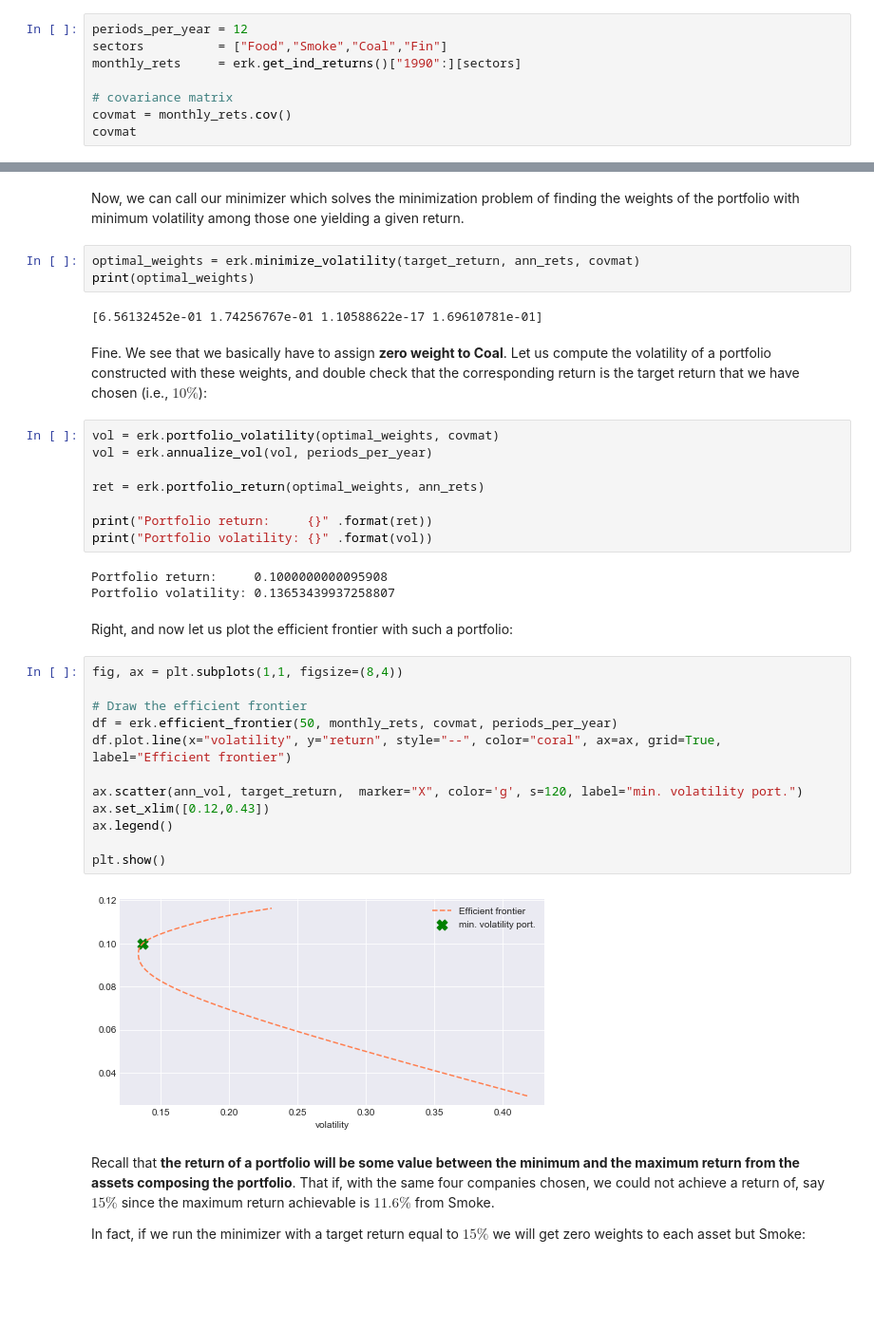
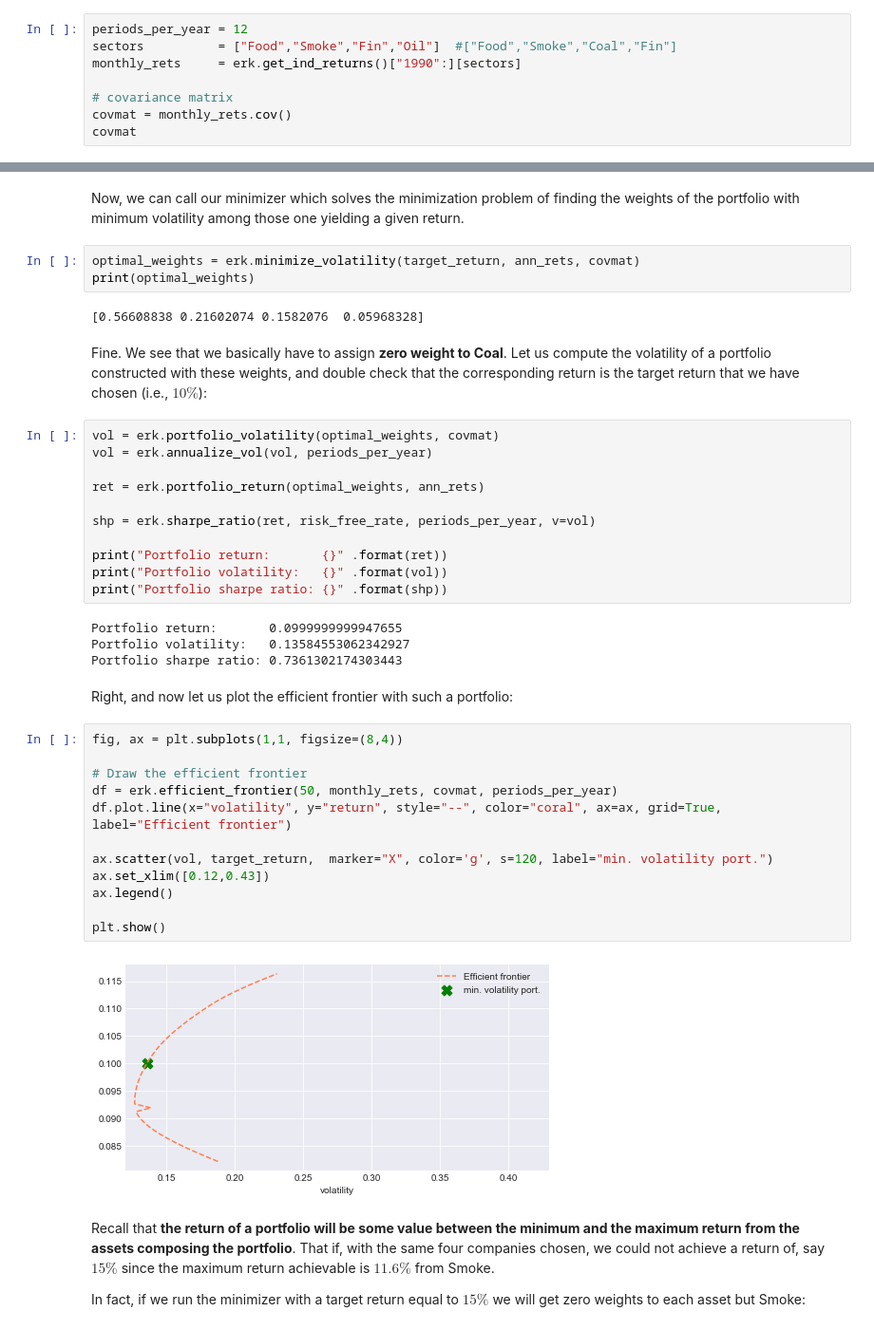
Before and after one commit to z4ir3/finance-courses, a Jupyter notebook: week-2.ipynb, the cells around one changed output, grey strips where cells are left out. Shown at 95% size. Cells and saved outputs as stored; diff of their text form; blank space fills up the shorter version.

```diff
--- a/week-2.ipynb
+++ b/week-2.ipynb
@@ -371,7 +585,7 @@ plt.show()
 For example, let us consider a portfolio of the $4$ assets:
 # %%
 periods_per_year = 12
-sectors          = ["Food","Smoke","Coal","Fin"]
+sectors          = ["Food","Smoke","Fin","Oil"]  #["Food","Smoke","Coal","Fin"]
 monthly_rets     = erk.get_ind_returns()["1990":][sectors]
 
 # covariance matrix
@@ -403,7 +617,7 @@ Now, we can call our minimizer which solves the minimization problem of finding
 optimal_weights = erk.minimize_volatility(target_return, ann_rets, covmat)
 print(optimal_weights)
 # %% [output]
-[6.56132452e-01 1.74256767e-01 1.10588622e-17 1.69610781e-01]
+[0.56608838 0.21602074 0.1582076  0.05968328]
 # %% [markdown]
 Fine. We see that we basically have to assign **zero weight to Coal**. Let us compute the volatility of a portfolio constructed with these weights, and double check that the corresponding return is the target return that we have chosen (i.e., $10\%$):
 # %%
@@ -412,27 +626,31 @@ vol = erk.annualize_vol(vol, periods_per_year)
 
 ret = erk.portfolio_return(optimal_weights, ann_rets)
 
-print("Portfolio return:     {}" .format(ret))
-print("Portfolio volatility: {}" .format(vol))
+shp = erk.sharpe_ratio(ret, risk_free_rate, periods_per_year, v=vol)
+
+print("Portfolio return:       {}" .format(ret))
+print("Portfolio volatility:   {}" .format(vol))
+print("Portfolio sharpe ratio: {}" .format(shp))
 # %% [output]
-Portfolio return:     0.1000000000095908
-Portfolio volatility: 0.13653439937258807
+Portfolio return:       0.0999999999947655
+Portfolio volatility:   0.13584553062342927
+Portfolio sharpe ratio: 0.7361302174303443
 # %% [markdown]
 Right, and now let us plot the efficient frontier with such a portfolio:
 # %%
 fig, ax = plt.subplots(1,1, figsize=(8,4))
 
 # Draw the efficient frontier
 df = erk.efficient_frontier(50, monthly_rets, covmat, periods_per_year)
 df.plot.line(x="volatility", y="return", style="--", color="coral", ax=ax, grid=True, label="Efficient frontier")
 
-ax.scatter(ann_vol, target_return,  marker="X", color='g', s=120, label="min. volatility port.")
+ax.scatter(vol, target_return,  marker="X", color='g', s=120, label="min. volatility port.")
 ax.set_xlim([0.12,0.43])
 ax.legend()
 
 plt.show()
 # %% [output]
-[figure, old version]
+[figure, new version]
 # %% [markdown]
 Recall that **the return of a portfolio will be some value between the minimum and the maximum return from the assets composing the portfolio**. That if, with the same four companies chosen, we could not achieve a return of, say $15\%$ since the maximum return achievable is $11.6\%$ from Smoke.
 
```
Also changed, not shown: parts of 36 cells of this notebook.
